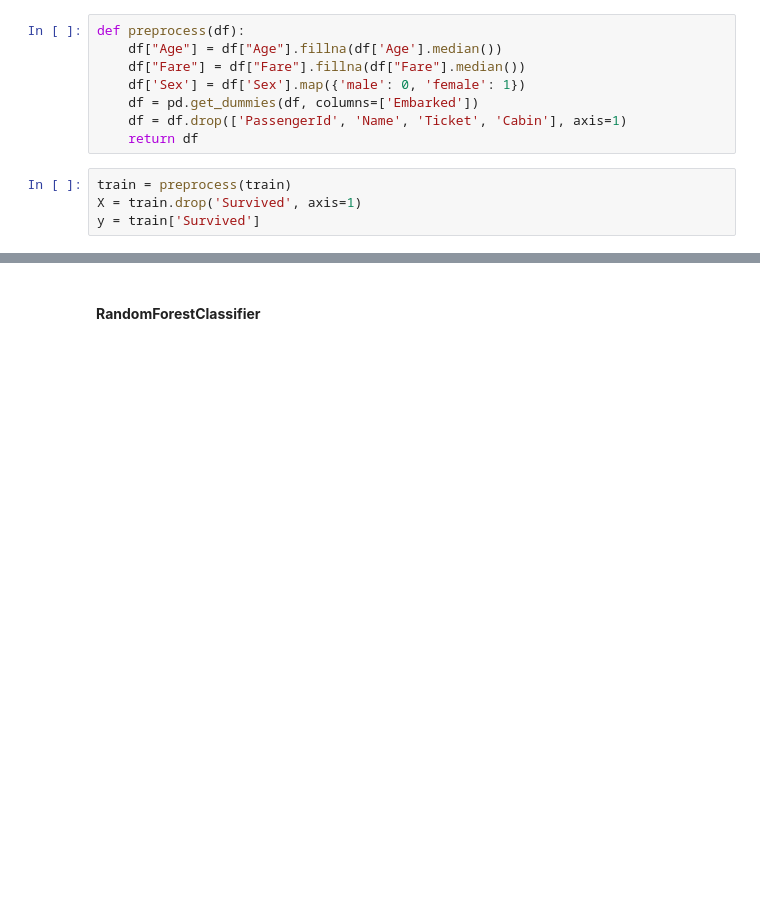
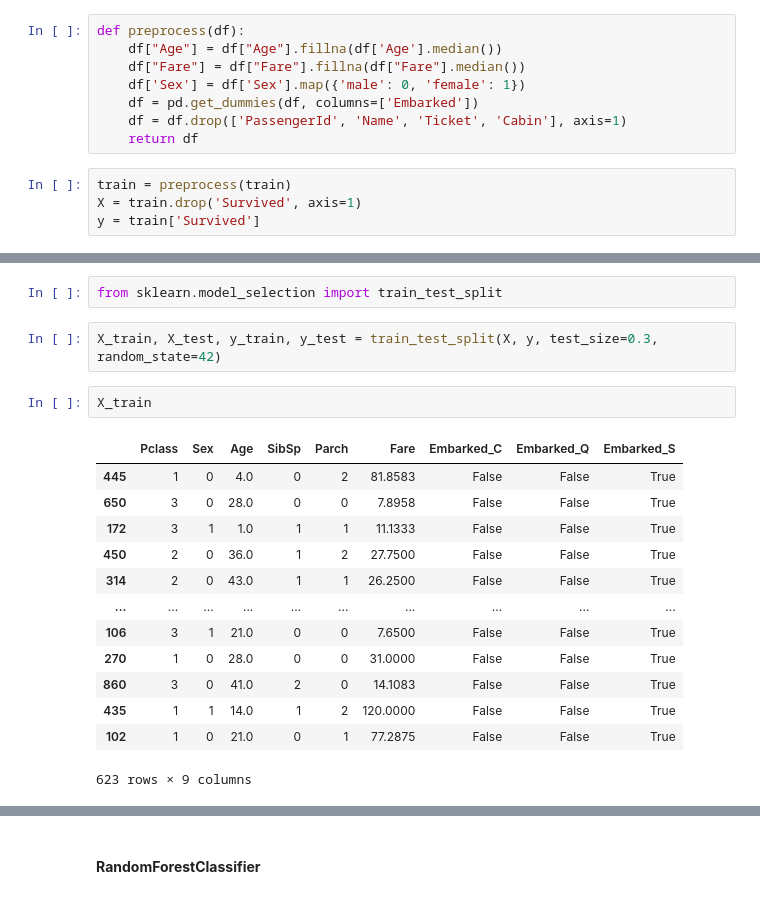
Before and after one commit to thisishappy888/titanic-ml, a Jupyter notebook: titanic-ml.ipynb, the cells around one changed output, grey strips where cells are left out. Saved outputs shown, nothing was run; the diff lists cells and outputs as text; blank space fills up the shorter version.

```diff
--- a/titanic-ml.ipynb
+++ b/titanic-ml.ipynb
@@ -76,0 +67,20 @@ y = train['Survived']
+# %%
+from sklearn.model_selection import train_test_split
+# %%
+X_train, X_test, y_train, y_test = train_test_split(X, y, test_size=0.3, random_state=42)
+# %%
+X_train
+# %% [output]
+|  | Pclass | Sex | Age | SibSp | Parch | Fare | Embarked_C | Embarked_Q | Embarked_S |
+| 445 | 1 | 0 | 4.0 | 0 | 2 | 81.8583 | False | False | True |
+| 650 | 3 | 0 | 28.0 | 0 | 0 | 7.8958 | False | False | True |
+| 172 | 3 | 1 | 1.0 | 1 | 1 | 11.1333 | False | False | True |
+| 450 | 2 | 0 | 36.0 | 1 | 2 | 27.7500 | False | False | True |
+| 314 | 2 | 0 | 43.0 | 1 | 1 | 26.2500 | False | False | True |
+| ... | ... | ... | ... | ... | ... | ... | ... | ... | ... |
+| 106 | 3 | 1 | 21.0 | 0 | 0 | 7.6500 | False | False | True |
+| 270 | 1 | 0 | 28.0 | 0 | 0 | 31.0000 | False | False | True |
+| 860 | 3 | 0 | 41.0 | 2 | 0 | 14.1083 | False | False | True |
+| 435 | 1 | 1 | 14.0 | 1 | 2 | 120.0000 | False | False | True |
+| 102 | 1 | 0 | 21.0 | 0 | 1 | 77.2875 | False | False | True |
+623 rows × 9 columns
```
Also changed, not shown: parts of 35 cells of this notebook, 2 other files.
